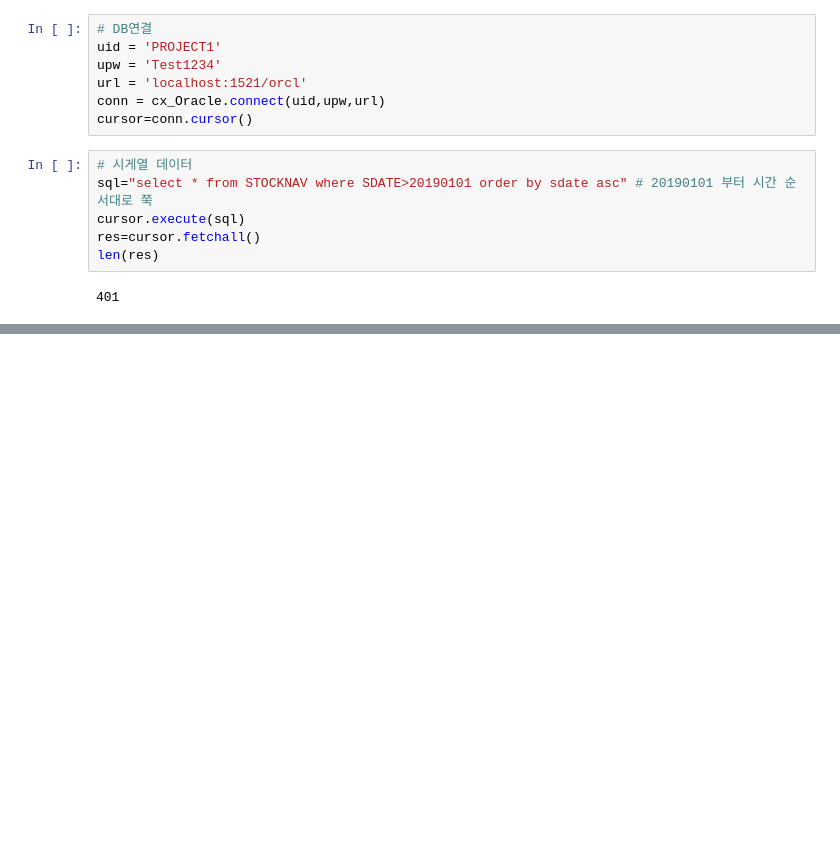
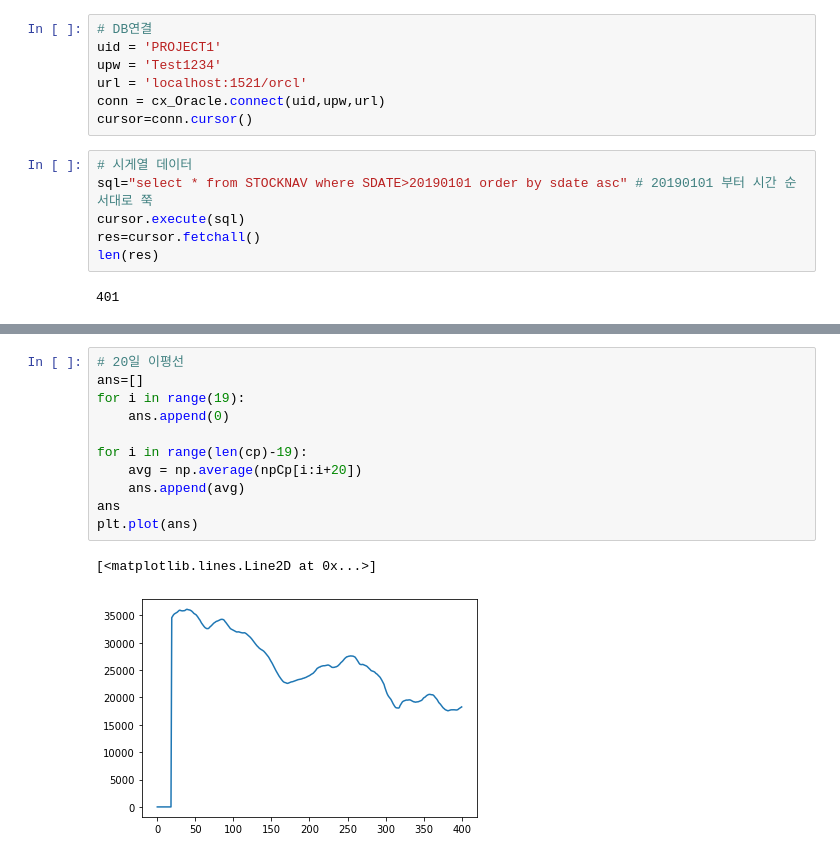
Before and after one commit to MagnaPax/jupyterLab_Test, a Jupyter notebook: stockAna.ipynb, the cells around one changed output, grey strips where cells are left out. Drawn from its saved outputs; the diff is of its cells as text; blank space fills up the shorter version.

```diff
--- a/stockAna.ipynb
+++ b/stockAna.ipynb
@@ -47,0 +107,14 @@ plt.show() # 옵션 다 선택된대로 이미지 출력
+# %%
+# 20일 이평선
+ans=[]
+for i in range(19):
+    ans.append(0)
+
+for i in range(len(cp)-19):
+    avg = np.average(npCp[i:i+20])
+    ans.append(avg)
+ans
+plt.plot(ans)
+# %% [output]
+[<matplotlib.lines.Line2D at 0x...>]
+[figure, added]
```
Also changed, not shown: parts of 11 cells of this notebook.
